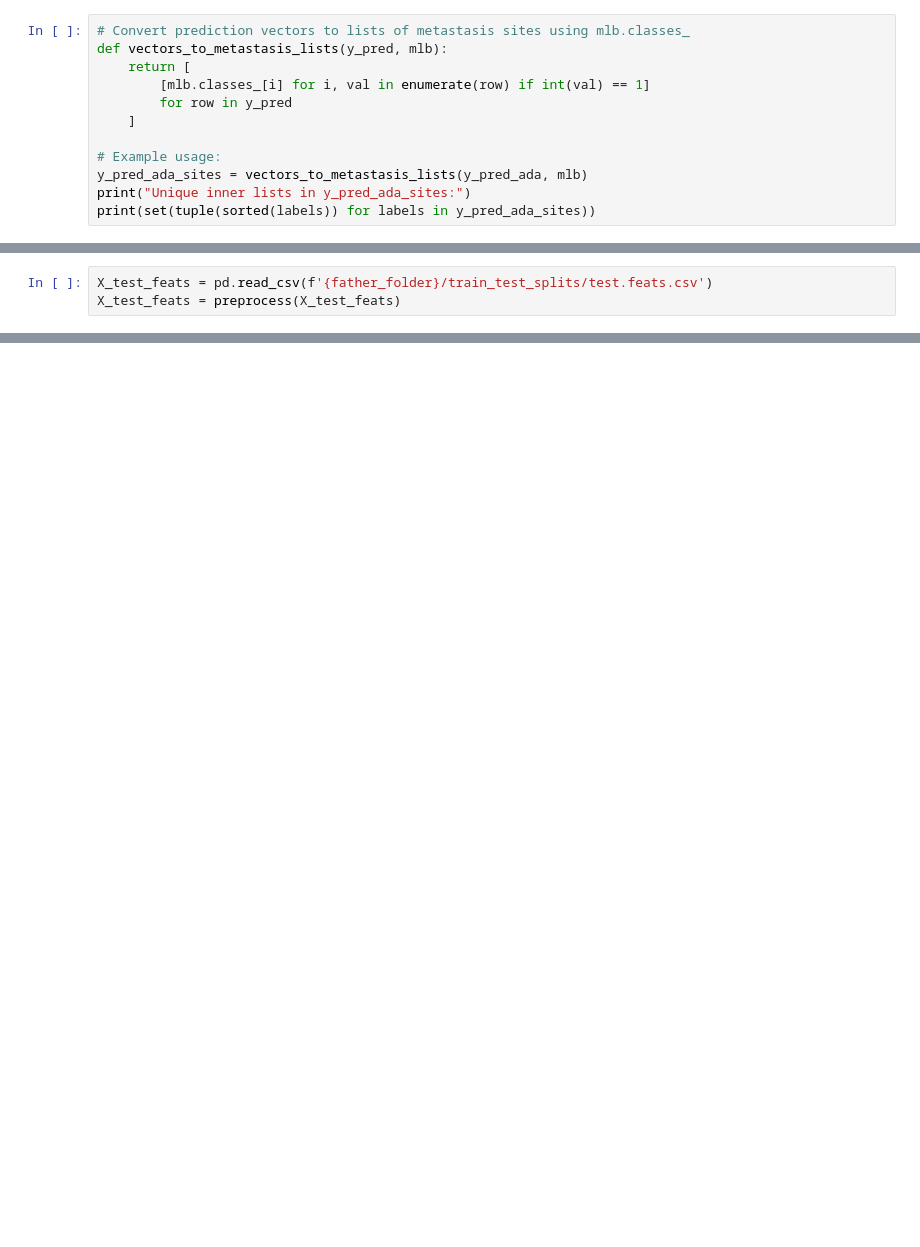
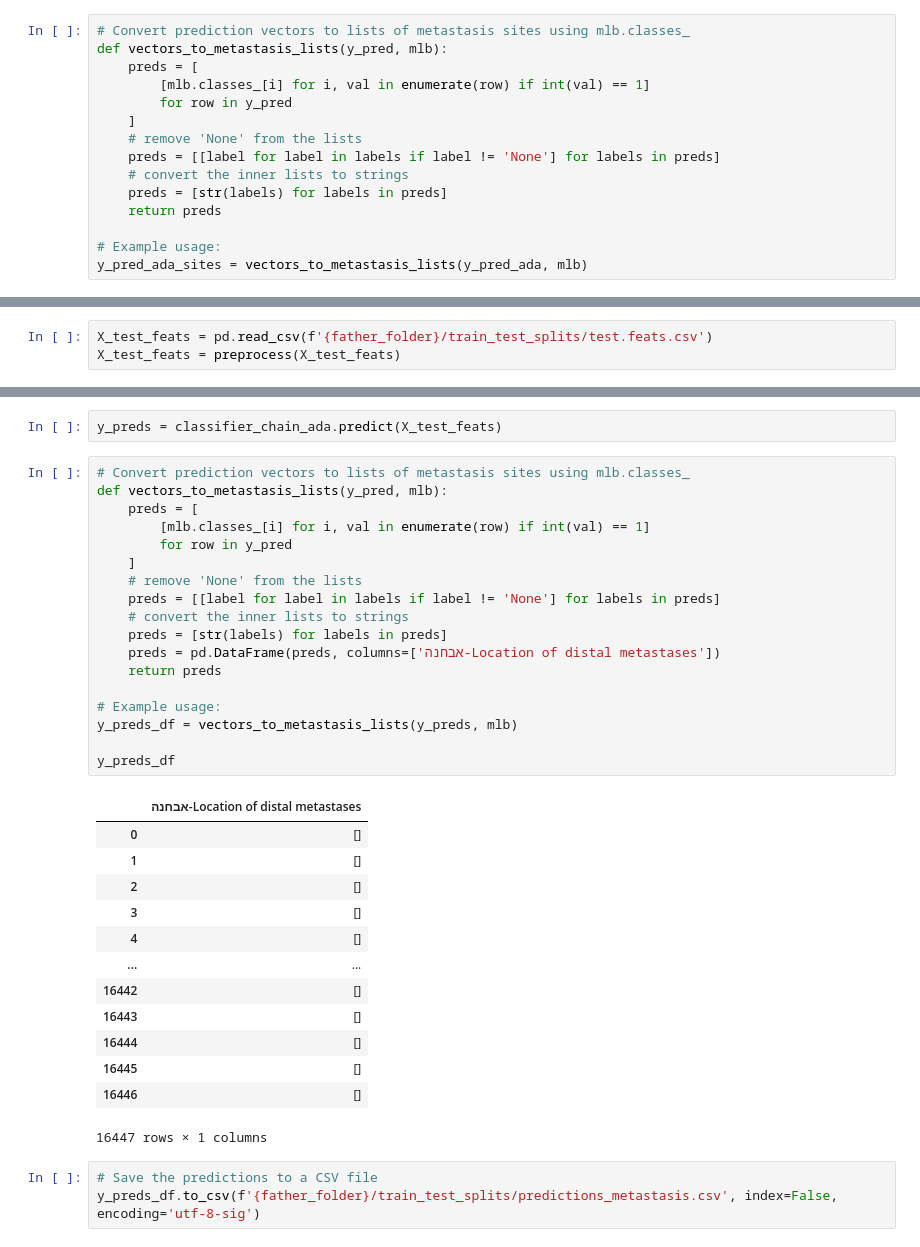
Before and after one commit to roeediler/iml-hack-oncology, a Jupyter notebook: preprocessing/norm_preproc.ipynb, the cells around one changed output, grey strips where cells are left out. Drawn from its saved outputs; the diff is of its cells as text; blank space fills up the shorter version.

```diff
--- a/preprocessing/norm_preproc.ipynb
+++ b/preprocessing/norm_preproc.ipynb
@@ -168,12 +168,15 @@ LYM - Lymph nodes       0.98      0.96      0.97        97
 # %%
 # Convert prediction vectors to lists of metastasis sites using mlb.classes_
 def vectors_to_metastasis_lists(y_pred, mlb):
-    return [
+    preds = [
         [mlb.classes_[i] for i, val in enumerate(row) if int(val) == 1]
         for row in y_pred
     ]
+    # remove 'None' from the lists
+    preds = [[label for label in labels if label != 'None'] for labels in preds]
+    # convert the inner lists to strings
+    preds = [str(labels) for labels in preds]
+    return preds
 
 # Example usage:
 y_pred_ada_sites = vectors_to_metastasis_lists(y_pred_ada, mlb)
-print("Unique inner lists in y_pred_ada_sites:")
-print(set(tuple(sorted(labels)) for labels in y_pred_ada_sites))
@@ -191,0 +394,37 @@ print("Unique inner lists in y_preds_sites:")
+# %%
+y_preds = classifier_chain_ada.predict(X_test_feats)
+# %%
+# Convert prediction vectors to lists of metastasis sites using mlb.classes_
+def vectors_to_metastasis_lists(y_pred, mlb):
+    preds = [
+        [mlb.classes_[i] for i, val in enumerate(row) if int(val) == 1]
+        for row in y_pred
+    ]
+    # remove 'None' from the lists
+    preds = [[label for label in labels if label != 'None'] for labels in preds]
+    # convert the inner lists to strings
+    preds = [str(labels) for labels in preds]
+    preds = pd.DataFrame(preds, columns=['אבחנה-Location of distal metastases'])
+    return preds
+
+# Example usage:
+y_preds_df = vectors_to_metastasis_lists(y_preds, mlb)
+
+y_preds_df
+# %% [output]
+|  | אבחנה-Location of distal metastases |
+| 0 | [] |
+| 1 | [] |
+| 2 | [] |
+| 3 | [] |
+| 4 | [] |
+| ... | ... |
+| 16442 | [] |
+| 16443 | [] |
+| 16444 | [] |
+| 16445 | [] |
+| 16446 | [] |
+16447 rows × 1 columns
+# %%
+# Save the predictions to a CSV file
+y_preds_df.to_csv(f'{father_folder}/train_test_splits/predictions_metastasis.csv', index=False, encoding='utf-8-sig')
```
Also changed, not shown: parts of 10 cells of this notebook, 2 other files.
